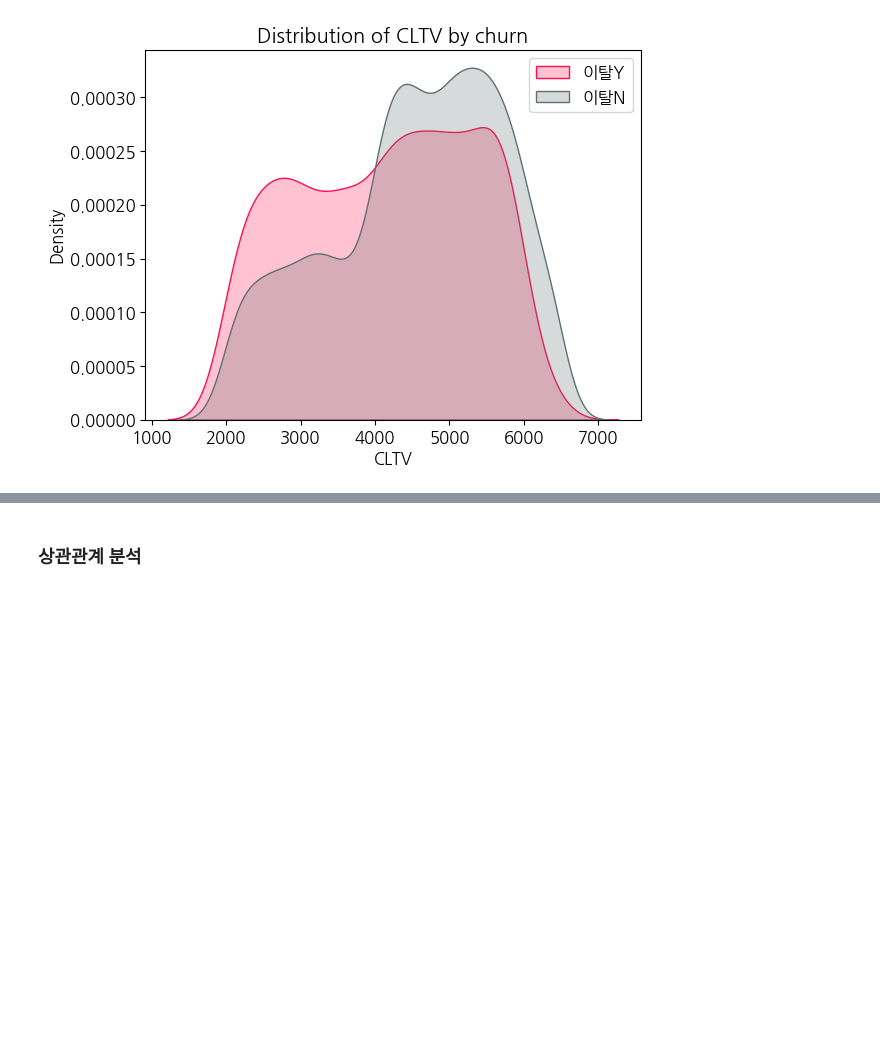
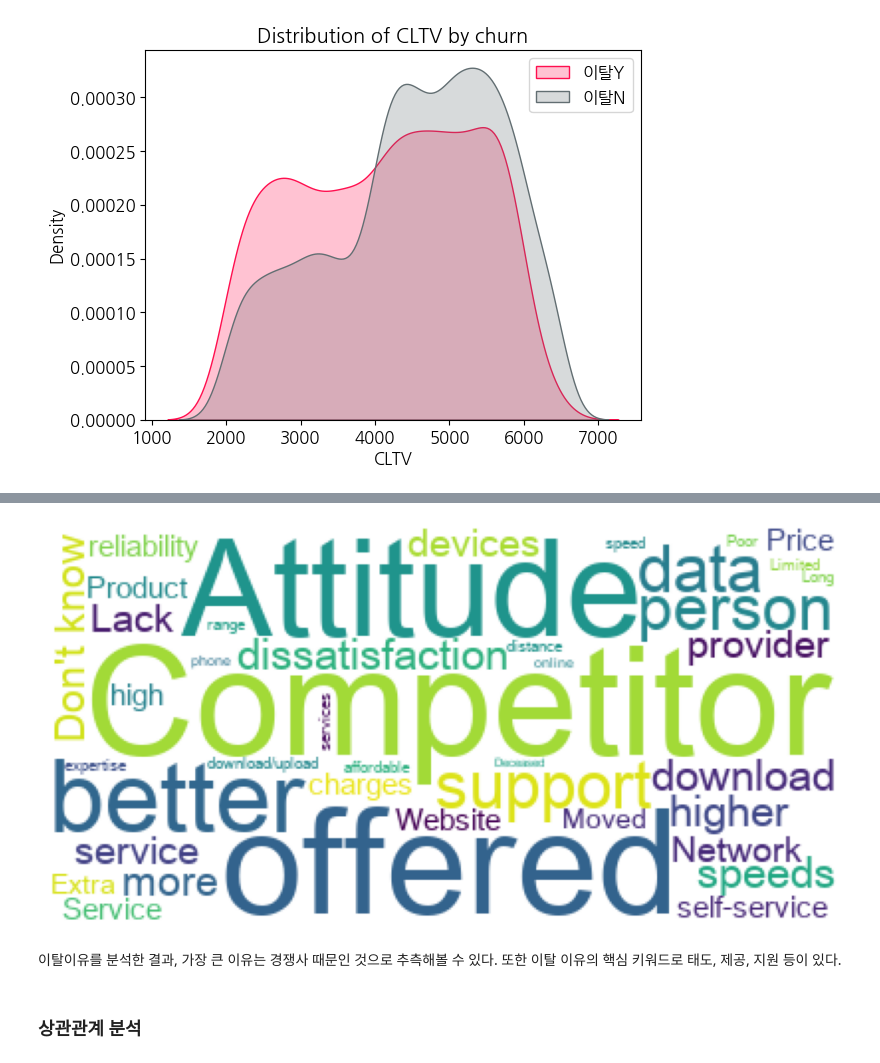
Before and after one commit to skywalker221-Minsoo/-DS-_ZeroBase_ML_Project, a Jupyter notebook: dataset_1_team/dataset_1team.ipynb, the cells around one changed output, grey strips where cells are left out. Cells and saved outputs as stored; diff of their text form; code cells hidden in the pictures; blank space fills up the shorter version.

```diff
--- a/dataset_1_team/dataset_1team.ipynb
+++ b/dataset_1_team/dataset_1team.ipynb
@@ -762,0 +794,25 @@ ax.set_title('Distribution of CLTV by churn');
+# %%
+word_pivot = pd.pivot_table(data=word_list, index=['Word'], values=['Count'], aggfunc='sum')
+word_pivot.sort_values(by='Count', ascending=False, inplace=True)
+word_pivot.reset_index(inplace=True)
+
+# 'Don't' + 'know' -> 한 단어로 처리
+word_pivot.loc[13, "Word"] = "Don't know"
+
+# offered + offer -> 한 단어로 처리
+offer1 = word_pivot.loc[2, "Count"]  # offered 의 cnt
+offer2 = word_pivot.loc[16, "Count"]  # offer 의 cnt
+word_pivot.loc[2, "Count"] = offer1+offer2
+
+# 이미 처리한 단어 + 의미없는 단어 삭제
+drop_words = ["know", "offer", "of", "on", "too", "had", "made"]
+
+for idx, row in word_pivot.iterrows():
+    if row["Word"] in drop_words:
+        word_pivot.drop([idx], inplace=True)
+
+# 정렬
+word_pivot.sort_values(by="Count", ascending=False, inplace=True)
+word_pivot.reset_index(drop=True)
+
+word_pivot.head()
@@ -763,3 +826,20 @@ ax.set_title('Distribution of CLTV by churn');
+# %%
+wc = word_pivot.set_index("Word").to_dict()["Count"]
+
+wordcloud = WordCloud(
+    font_path="/Library/Fonts/Arial Unicode.ttf",
+    relative_scaling=0.2,
+    background_color="white"
+).generate_from_frequencies(wc)
+
+plt.figure(figsize=(12,8))
+plt.imshow(wordcloud)
+plt.axis("off")
+plt.show()
+# %% [output]
+[figure, added]
+# %% [markdown]
+이탈이유를 분석한 결과, 가장 큰 이유는 경쟁사 때문인 것으로 추측해볼 수 있다. 또한 이탈 이유의 핵심 키워드로 태도, 제공, 지원 등이 있다.
 # %% [markdown]
 ### 상관관계 분석
 # %%
```
Also changed, not shown: parts of 8 cells of this notebook.
